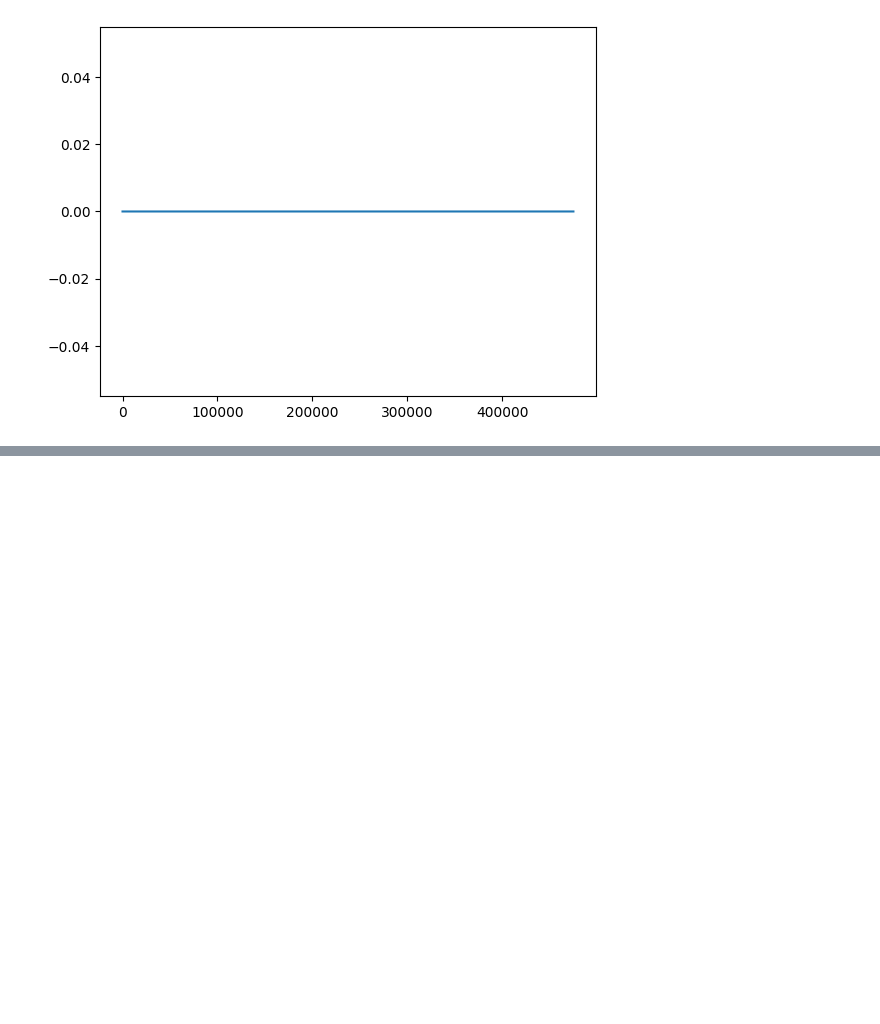
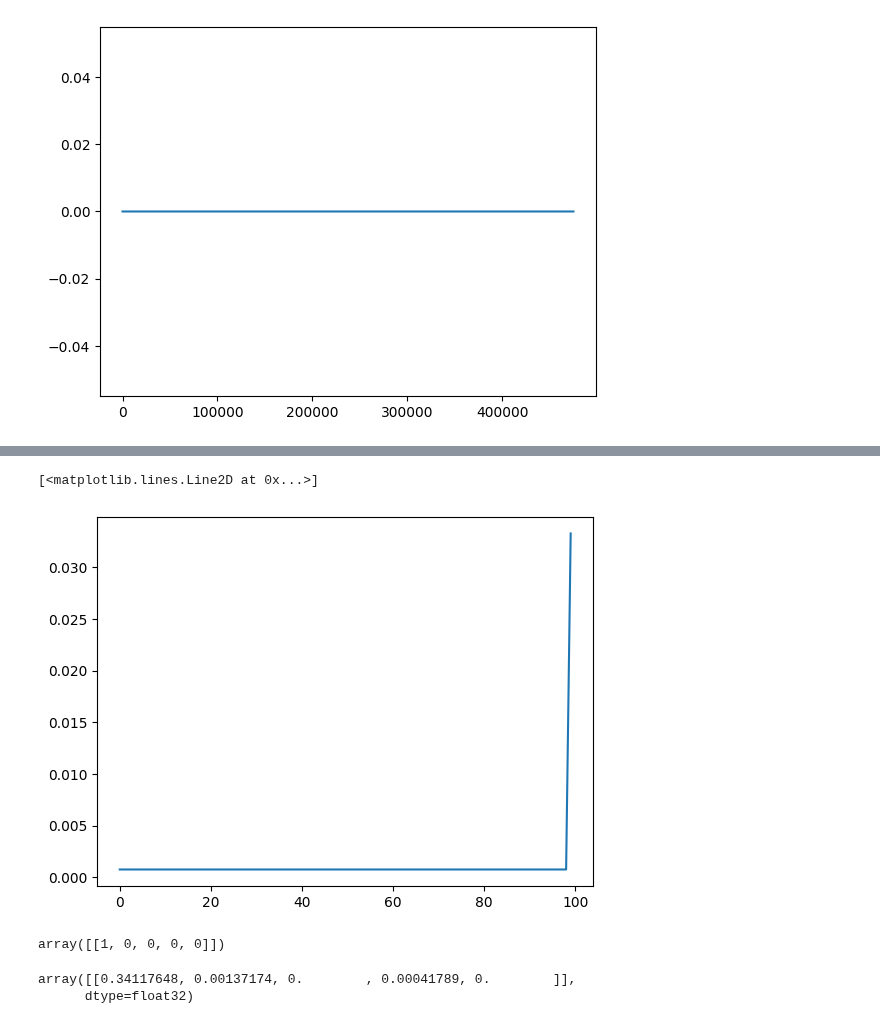
Before and after one commit to MarielTinaco/ai8x-training, a Jupyter notebook: notebooks/NILM_Seq2Point_Evaluation.ipynb, the cells around one changed output, grey strips where cells are left out. Cells and saved outputs as stored; diff of their text form; code cells hidden in the pictures; blank space fills up the shorter version.

Commit message:
datasets: nilm: add Stratified loading scheme
Signed-off-by: MarielTinaco <mariel.tinaco@analog.com>

```diff
--- a/notebooks/NILM_Seq2Point_Evaluation.ipynb
+++ b/notebooks/NILM_Seq2Point_Evaluation.ipynb
@@ -171,0 +231,28 @@ plt.show()
+# %%
+data, labels = torch.load(os.path.join("../data/NILM/processed", "test", "dataset.pt"))
+# %%
+def activity_determined_indices(activation_states, sequence_length):
+    """
+
+    """
+
+    # Aggregate activations states of each appliance for any given time to determing any activity
+    activity = np.apply_along_axis(lambda x: int(any(x)), 1, activation_states)
+
+    # Make sure there is only a single stream of data to determine activity
+    assert len(activity.shape) == 1, "Aggregate activation state must be in 1 dimension to proceed"
+
+    indices_with_detected_activity = set([])
+    for idx, state in enumerate(activity):
+        if state:
+            start_index = idx - (sequence_length + 1)
+            if start_index < 0:
+                continue
+
+            limiter = idx + sequence_length
+            if limiter >= len(activity):
+                break
+
+            index_active = np.arange(max(0, start_index), idx, 1)
+            indices_with_detected_activity.update(index_active)
+    return np.sort(np.fromiter(indices_with_detected_activity, dtype=int))
@@ -171,0 +312,4 @@ plt.show()
+# %%
+data, labels = torch.load(os.path.join("../data/NILM/processed", "test", "dataset.pt"))
+# %%
+loading_scheme = Sequence2PointWithStratifiedSampling(data, labels, sequence_length=100)
@@ -171,0 +338,14 @@ plt.show()
+# %%
+plt.plot(loading_scheme[2][0])
+# %% [output]
+[<matplotlib.lines.Line2D at 0x...>]
+[figure, added]
+# %%
+loading_scheme[2][1][0]
+# %% [output]
+array([[1, 0, 0, 0, 0]])
+# %%
+loading_scheme[2][1][1]
+# %% [output]
+array([[0.34117648, 0.00137174, 0.        , 0.00041789, 0.        ]],
+      dtype=float32)
```
Also changed, not shown: parts of 7 cells of this notebook, 1 other file.
